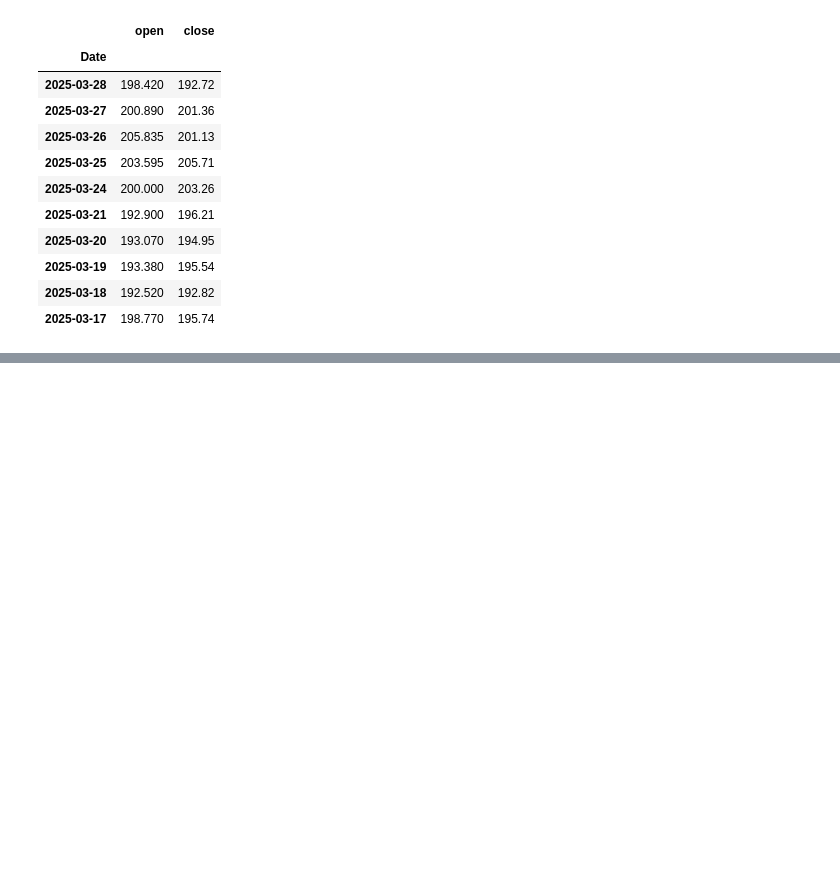
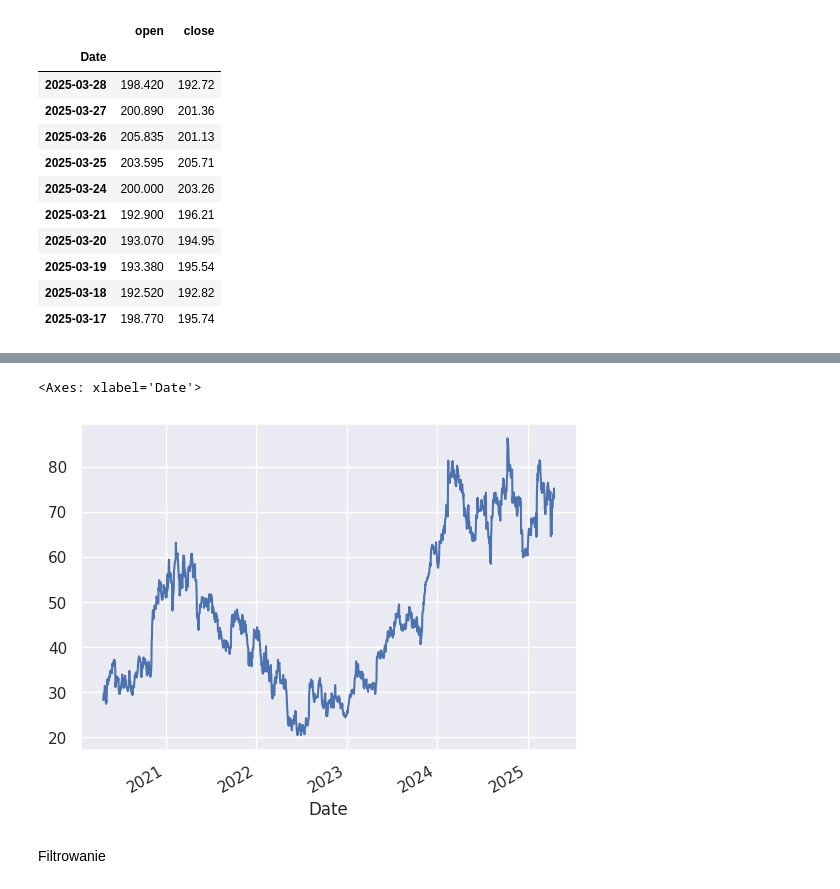
Before and after one commit to inandout66/data-science-bootcamp, a Jupyter notebook: notatnikAW.ipynb, the cells around one changed output, grey strips where cells are left out. Drawn from its saved outputs; the diff is of its cells as text; code cells hidden in the pictures; blank space fills up the shorter version.

```diff
--- a/notatnikAW.ipynb
+++ b/notatnikAW.ipynb
@@ -105,0 +222,7 @@ df1[['open', 'close']]
+# %%
+df.Close.plot()
+# %% [output]
+<Axes: xlabel='Date'>
+[figure, added]
+# %% [markdown]
+Filtrowanie
```
Also changed, not shown: parts of 54 cells of this notebook.
